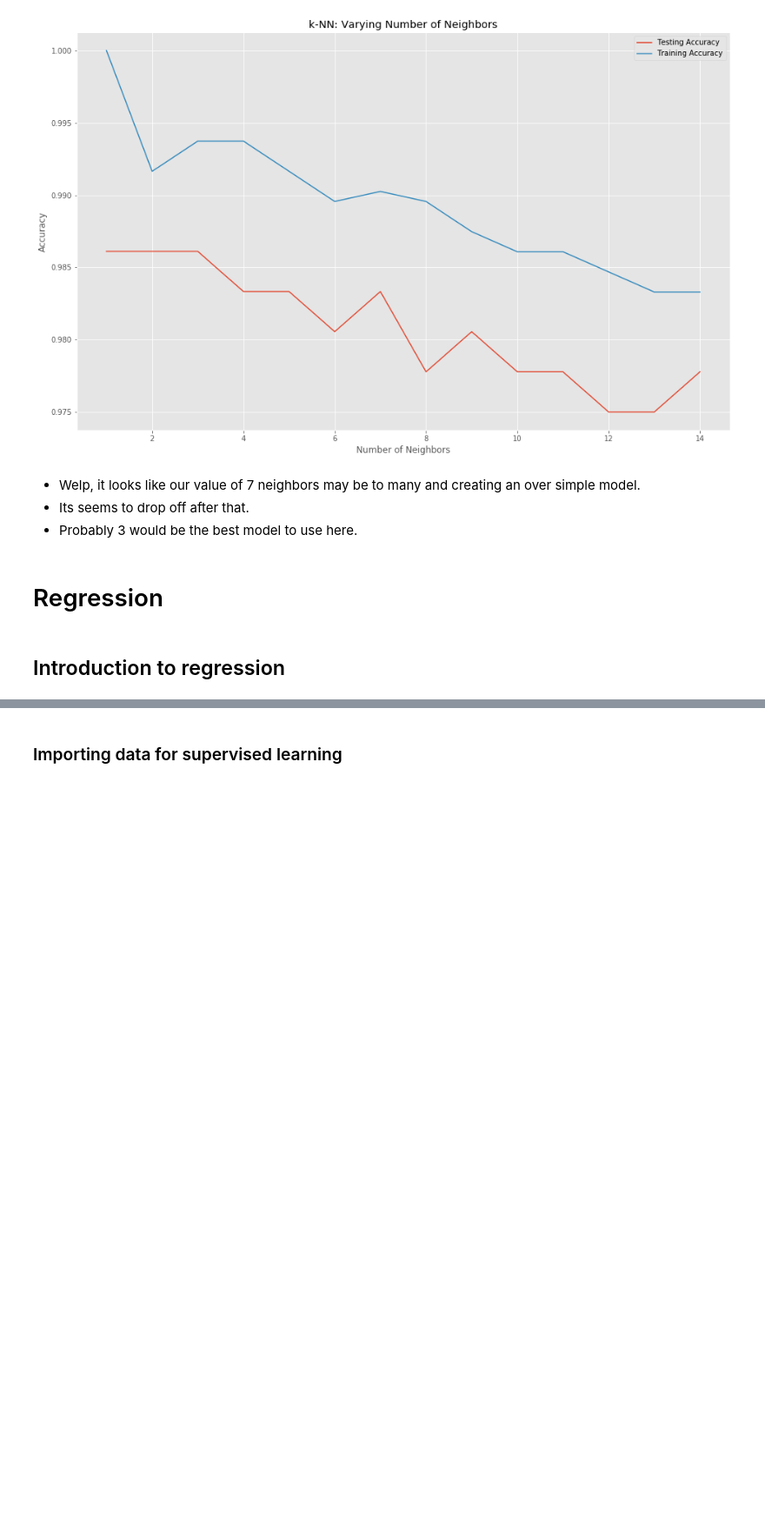
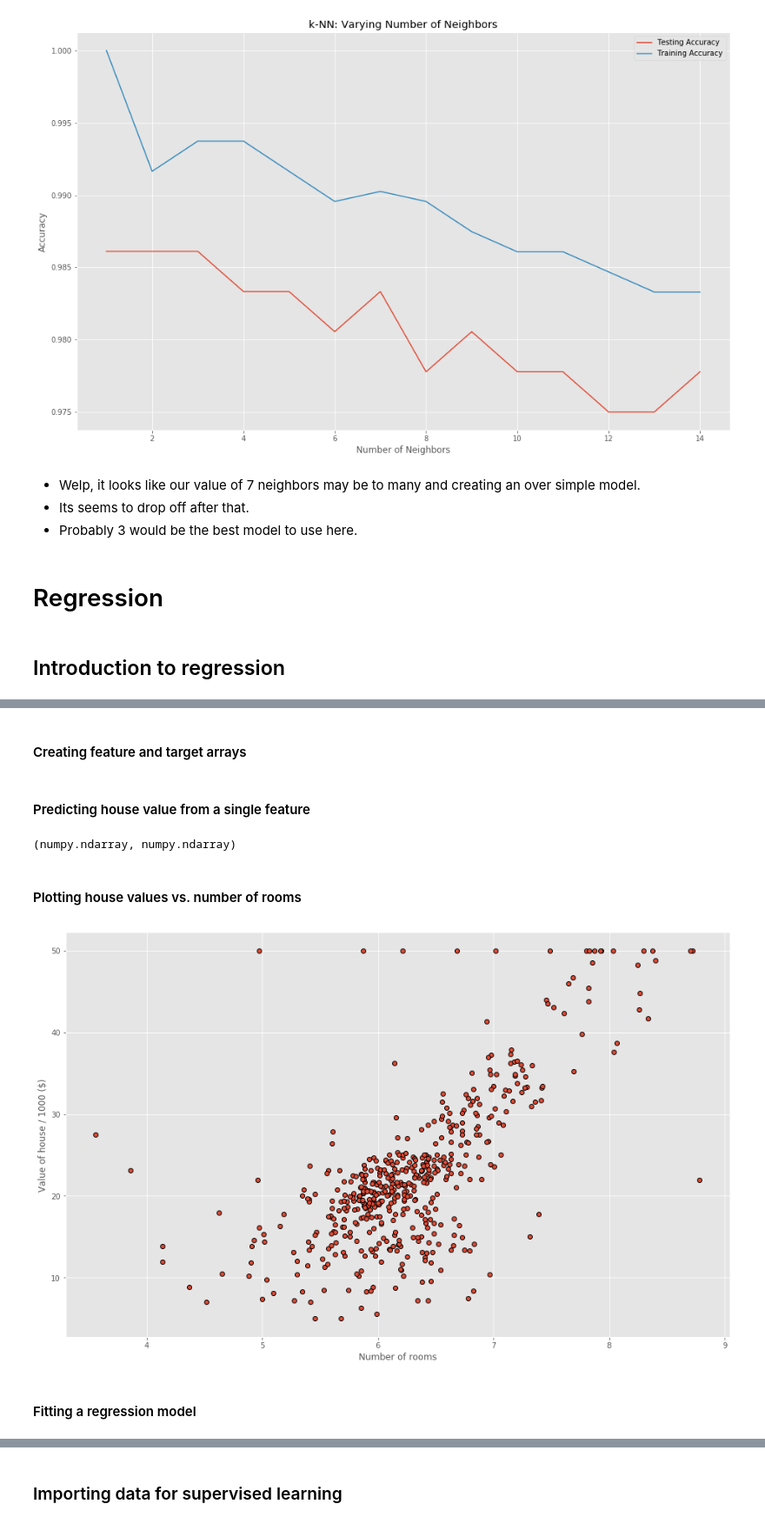
Before and after one commit to wsurles/datacamp_courses, a Jupyter notebook: python_courses/supervised_learning_with_scikitlearn/supervised_learning_with_scikitlearn.ipynb, the cells around one changed output, grey strips where cells are left out. Shown at 87% size. Cells and saved outputs as stored; diff of their text form; code cells hidden in the pictures; blank space fills up the shorter version.

```diff
--- a/python_courses/supervised_learning_with_scikitlearn/supervised_learning_with_scikitlearn.ipynb
+++ b/python_courses/supervised_learning_with_scikitlearn/supervised_learning_with_scikitlearn.ipynb
@@ -627,0 +628,4 @@ plt.show()
+# %%
+file = 'https://assets.datacamp.com/production/course_1939/datasets/boston.csv'
+boston = pd.read_csv(file)
+boston.head()
@@ -627,0 +639,32 @@ plt.show()
+# %% [markdown]
+#### Creating feature and target arrays
+# %%
+X = boston.drop('MEDV', axis = 1).values
+y = boston['MEDV'].values
+# %% [markdown]
+#### Predicting house value from a single feature
+# %%
+X_rooms = X[:,5]
+type(X_rooms), type(y)
+# %% [output]
+(numpy.ndarray, numpy.ndarray)
+# %%
+y = y.reshape(-1,1)
+X_rooms = X_rooms.reshape(-1, 1)
+# %% [markdown]
+#### Plotting house values vs. number of rooms
+# %%
+plt.figure(figsize=(16,10))
+plt.plot(X_rooms, y,
+    marker='o',
+    markersize = 6,
+    markeredgewidth = 1,
+    markeredgecolor = 'k',
+    linestyle='none')
+plt.ylabel('Value of house / 1000 ($)')
+plt.xlabel('Number of rooms')
+plt.show()
+# %% [output]
+[figure, added]
+# %% [markdown]
+#### Fitting a regression model
```
Also changed, not shown: parts of 37 cells of this notebook, 3 other files.
